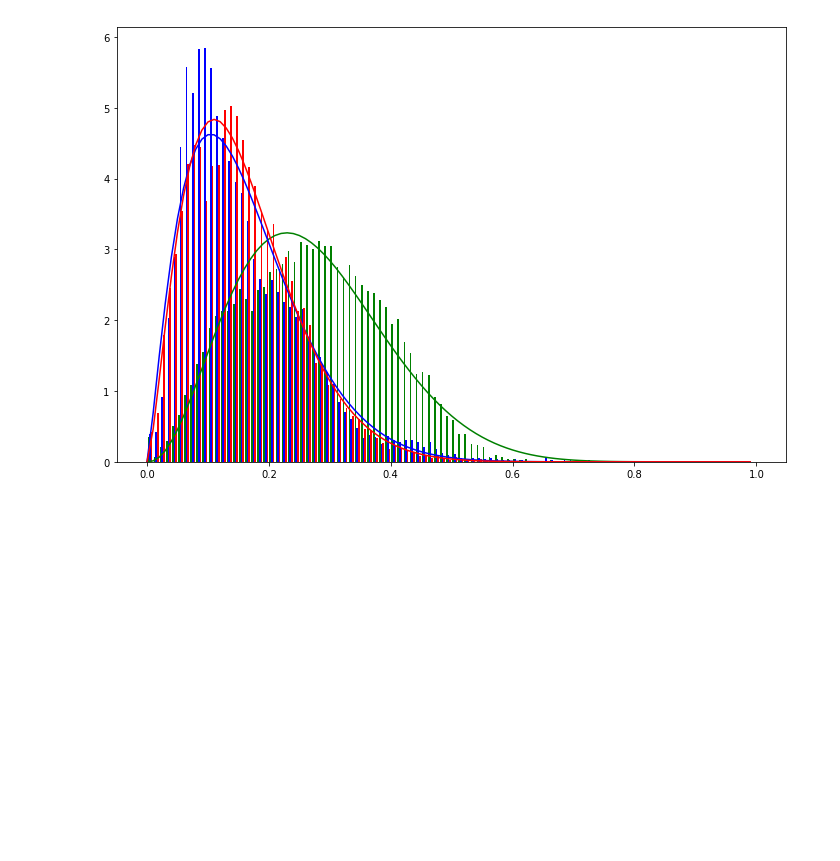
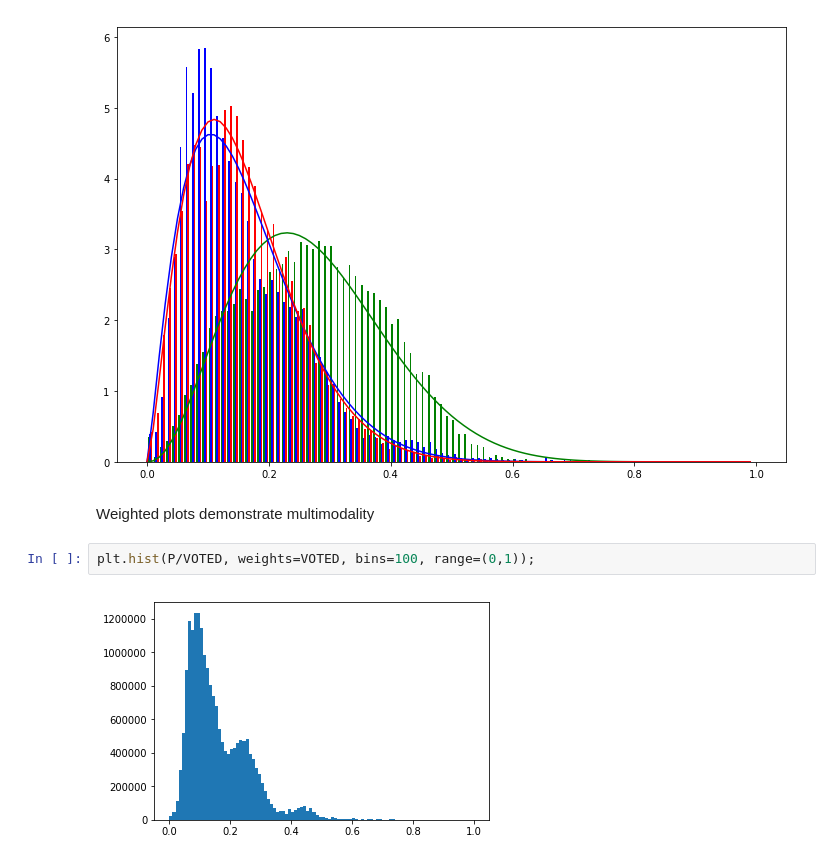
Before and after one commit to grep0/cvk, a Jupyter notebook: UkrainianElections2019.ipynb, the cells around one changed output. Drawn from its saved outputs; the diff is of its cells as text; blank space fills up the shorter version.

Commit message:
+weighted histograms +scatter plots

```diff
--- a/UkrainianElections2019.ipynb
+++ b/UkrainianElections2019.ipynb
@@ -115,3 +115,9 @@ plt.plot(xs, beta.pdf(xs,aZ,bZ), 'g',
          xs, beta.pdf(xs,aT,bT), 'r');
 # %% [output]
 [figure]
+# %% [markdown]
+Weighted plots demonstrate multimodality
+# %%
+plt.hist(P/VOTED, weights=VOTED, bins=100, range=(0,1));
+# %% [output]
+[figure, added]
```
Also changed, not shown: parts of 10 cells of this notebook.
